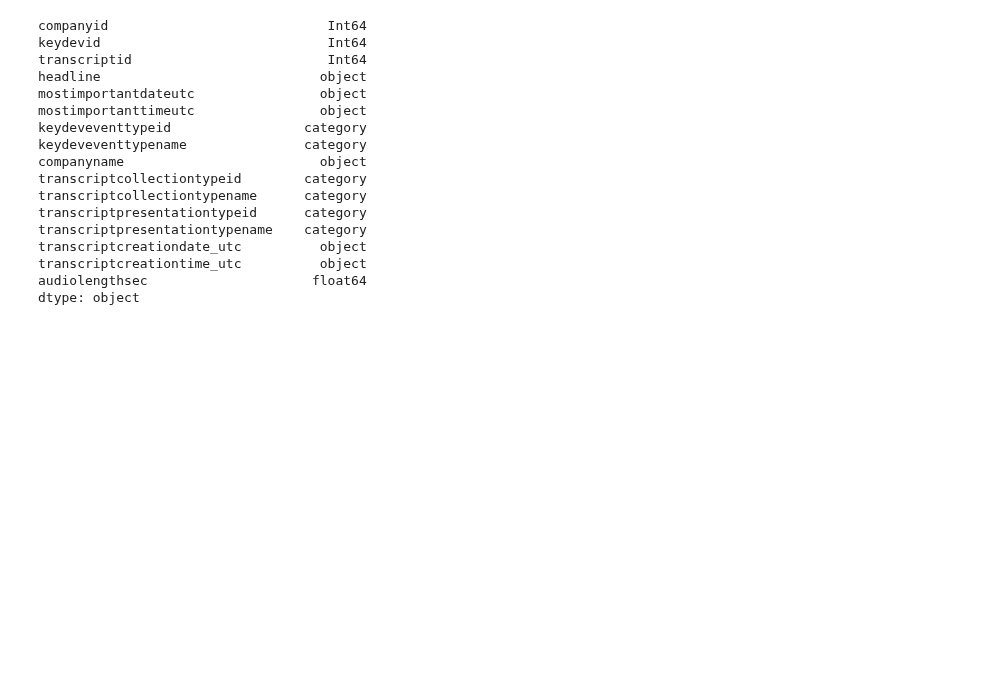
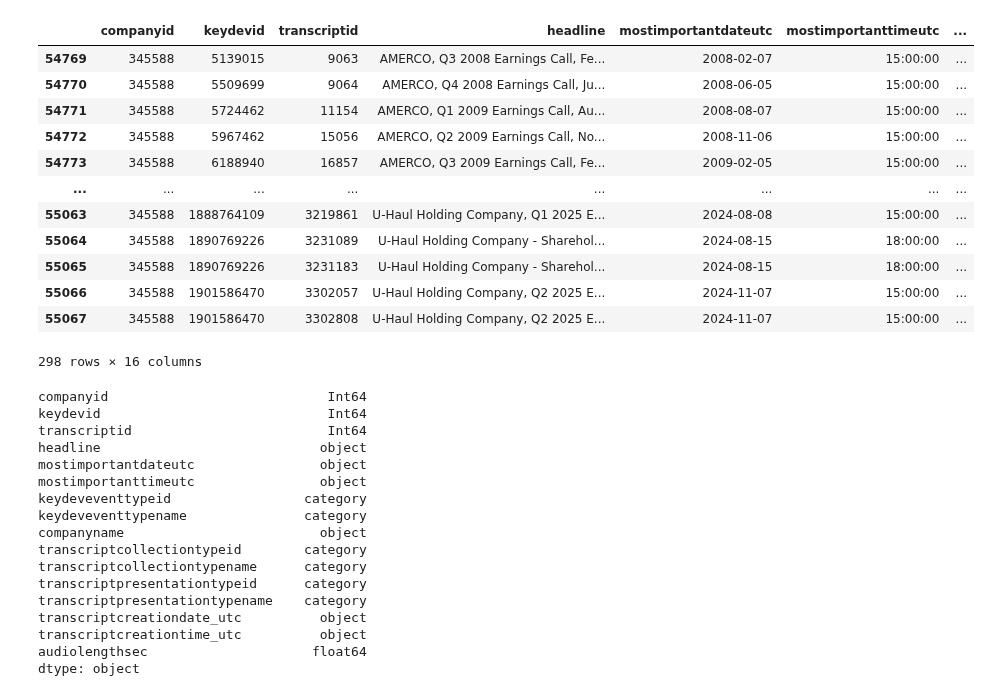
Before and after one commit to eduardomazevedo/collusion-llm, a Jupyter notebook: src/notebooks/describe_capiq_call_details.ipynb, the cells around one changed output. Cells and saved outputs as stored; diff of their text form; code cells hidden in the pictures; blank space fills up the shorter version.

```diff
--- a/src/notebooks/describe_capiq_call_details.ipynb
+++ b/src/notebooks/describe_capiq_call_details.ipynb
@@ -17,3 +14,21 @@ df.head()
+# %%
+# Uhaul calls
+df_uhaul = df[df['companyid'] == 345588]
+df_uhaul
+# %% [output]
+|  | companyid | keydevid | transcriptid | headline | mostimportantdateutc | mostimportanttimeutc | ... |
+| 54769 | 345588 | 5139015 | 9063 | AMERCO, Q3 2008 Earnings Call, Fe... | 2008-02-07 | 15:00:00 | ... |
+| 54770 | 345588 | 5509699 | 9064 | AMERCO, Q4 2008 Earnings Call, Ju... | 2008-06-05 | 15:00:00 | ... |
+| 54771 | 345588 | 5724462 | 11154 | AMERCO, Q1 2009 Earnings Call, Au... | 2008-08-07 | 15:00:00 | ... |
+| 54772 | 345588 | 5967462 | 15056 | AMERCO, Q2 2009 Earnings Call, No... | 2008-11-06 | 15:00:00 | ... |
+| 54773 | 345588 | 6188940 | 16857 | AMERCO, Q3 2009 Earnings Call, Fe... | 2009-02-05 | 15:00:00 | ... |
+| ... | ... | ... | ... | ... | ... | ... | ... |
+| 55063 | 345588 | 1888764109 | 3219861 | U-Haul Holding Company, Q1 2025 E... | 2024-08-08 | 15:00:00 | ... |
+| 55064 | 345588 | 1890769226 | 3231089 | U-Haul Holding Company - Sharehol... | 2024-08-15 | 18:00:00 | ... |
+| 55065 | 345588 | 1890769226 | 3231183 | U-Haul Holding Company - Sharehol... | 2024-08-15 | 18:00:00 | ... |
+| 55066 | 345588 | 1901586470 | 3302057 | U-Haul Holding Company, Q2 2025 E... | 2024-11-07 | 15:00:00 | ... |
+| 55067 | 345588 | 1901586470 | 3302808 | U-Haul Holding Company, Q2 2025 E... | 2024-11-07 | 15:00:00 | ... |
+298 rows × 16 columns
 # %%
 df.dtypes
 # %% [output]
```
Also changed, not shown: parts of 2 cells of this notebook, 4 other files.
